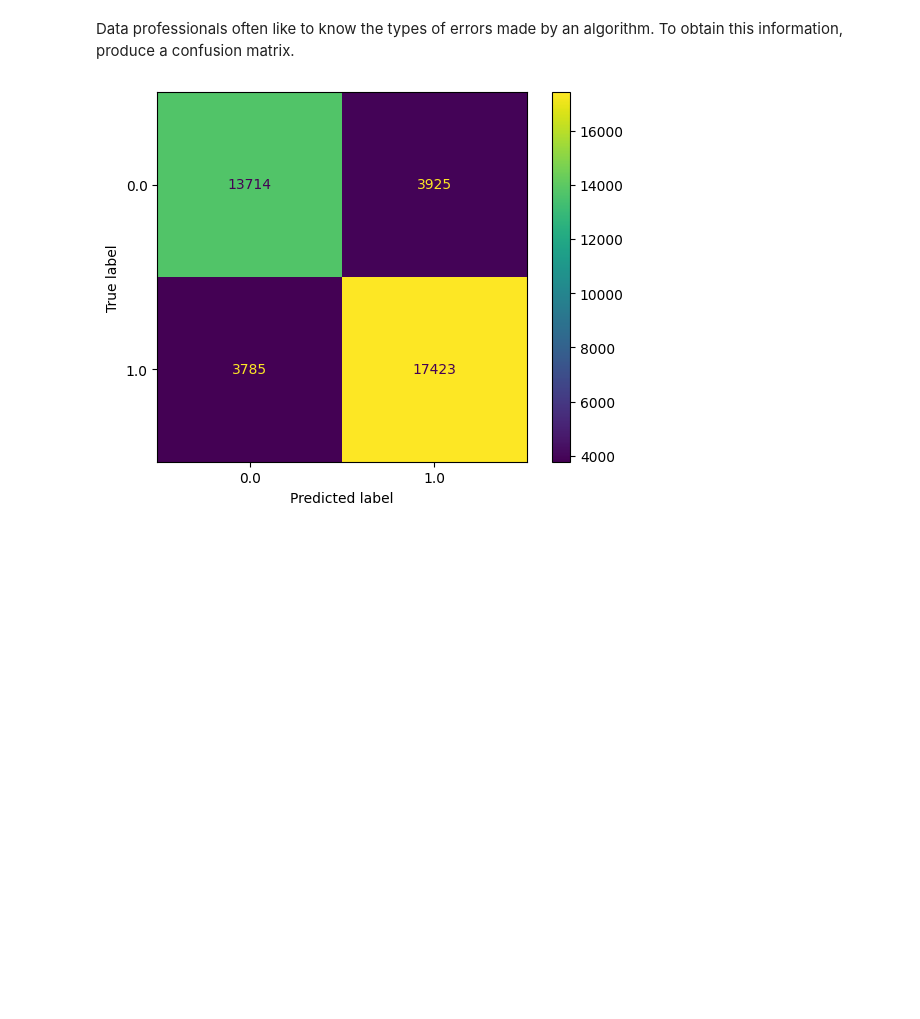
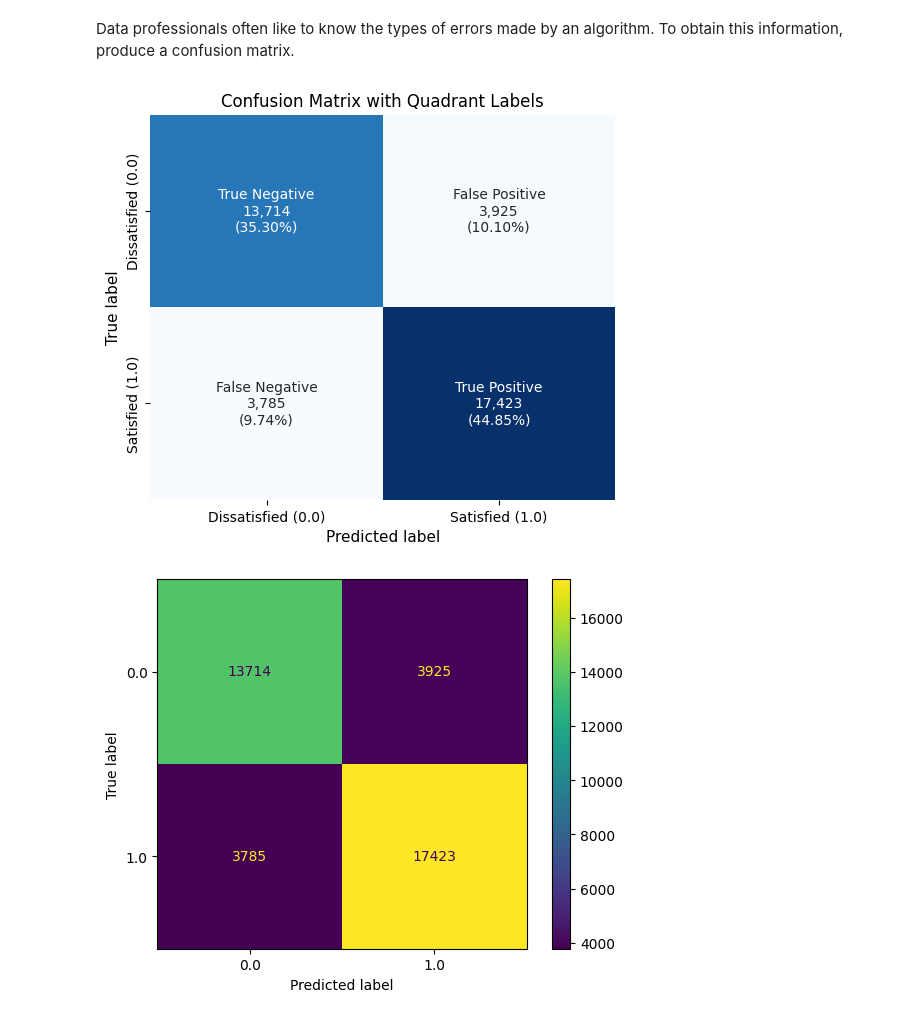
Before and after one commit to dyyland23-glitch/Perform-logistic-regression, a Jupyter notebook: Copy_of_Activity_Perform_logistic_regression.ipynb, the cells around one changed output. Cells and saved outputs as stored; diff of their text form; code cells hidden in the pictures; blank space fills up the shorter version.

```diff
--- a/Copy_of_Activity_Perform_logistic_regression.ipynb
+++ b/Copy_of_Activity_Perform_logistic_regression.ipynb
@@ -449,6 +449,42 @@ F1 Score: 0.8188269574208102
 ### Produce a confusion matrix
 # %% [markdown]
 Data professionals often like to know the types of errors made by an algorithm. To obtain this information, produce a confusion matrix.
+# %%
+### YOUR CODE HERE ###
+import sklearn.metrics as metrics
+import seaborn as sns
+import matplotlib.pyplot as plt
+import numpy as np
+
+# 1. Compute the raw confusion matrix
+cm = metrics.confusion_matrix(y_test, y_pred, labels=clf.classes_)
+
+# 2. Define text labels for each quadrant
+quadrant_names = ["True Negative", "False Positive", "False Negative", "True Positive"]
+counts = [f"{val:,}" for val in cm.flatten()]
+percentages = [f"{val:.2%}" for val in cm.flatten() / np.sum(cm)]
+
+# Combine label, raw count, and percentage
+formatted_labels = [f"{n}\n{c}\n({p})" for n, c, p in zip(quadrant_names, counts, percentages)]
+formatted_labels = np.asarray(formatted_labels).reshape(2, 2)
+
+# 3. Plot using seaborn heatmap
+plt.figure(figsize=(6, 5))
+sns.heatmap(
+    cm,
+    annot=formatted_labels,
+    fmt="",
+    cmap="Blues",
+    cbar=False,
+    xticklabels=["Dissatisfied (0.0)", "Satisfied (1.0)"],
+    yticklabels=["Dissatisfied (0.0)", "Satisfied (1.0)"]
+)
+plt.xlabel("Predicted label", fontsize=11)
+plt.ylabel("True label", fontsize=11)
+plt.title("Confusion Matrix with Quadrant Labels", fontsize=12)
+plt.show()
+# %% [output]
+[figure, added]
 # %%
 ### YOUR CODE HERE ###
 
```
Also changed, not shown: parts of 5 cells of this notebook.
